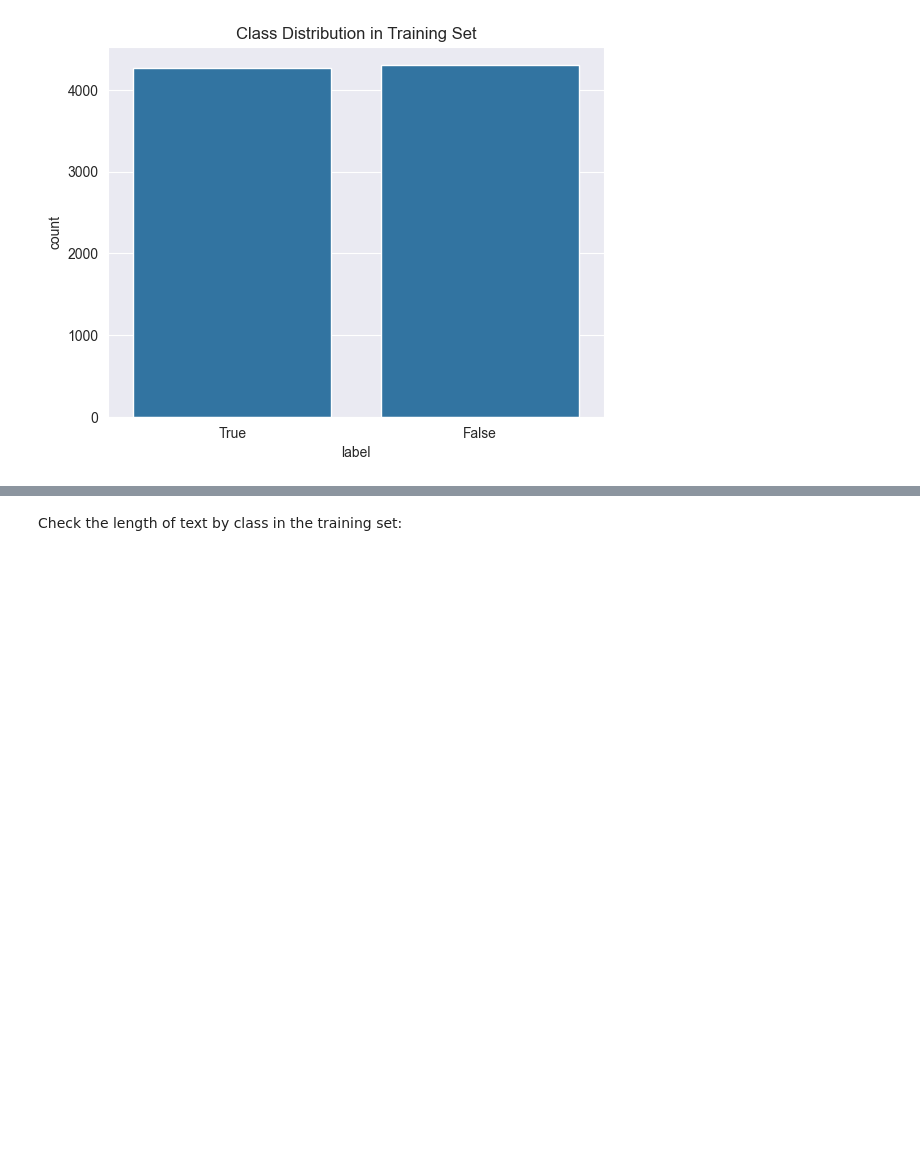
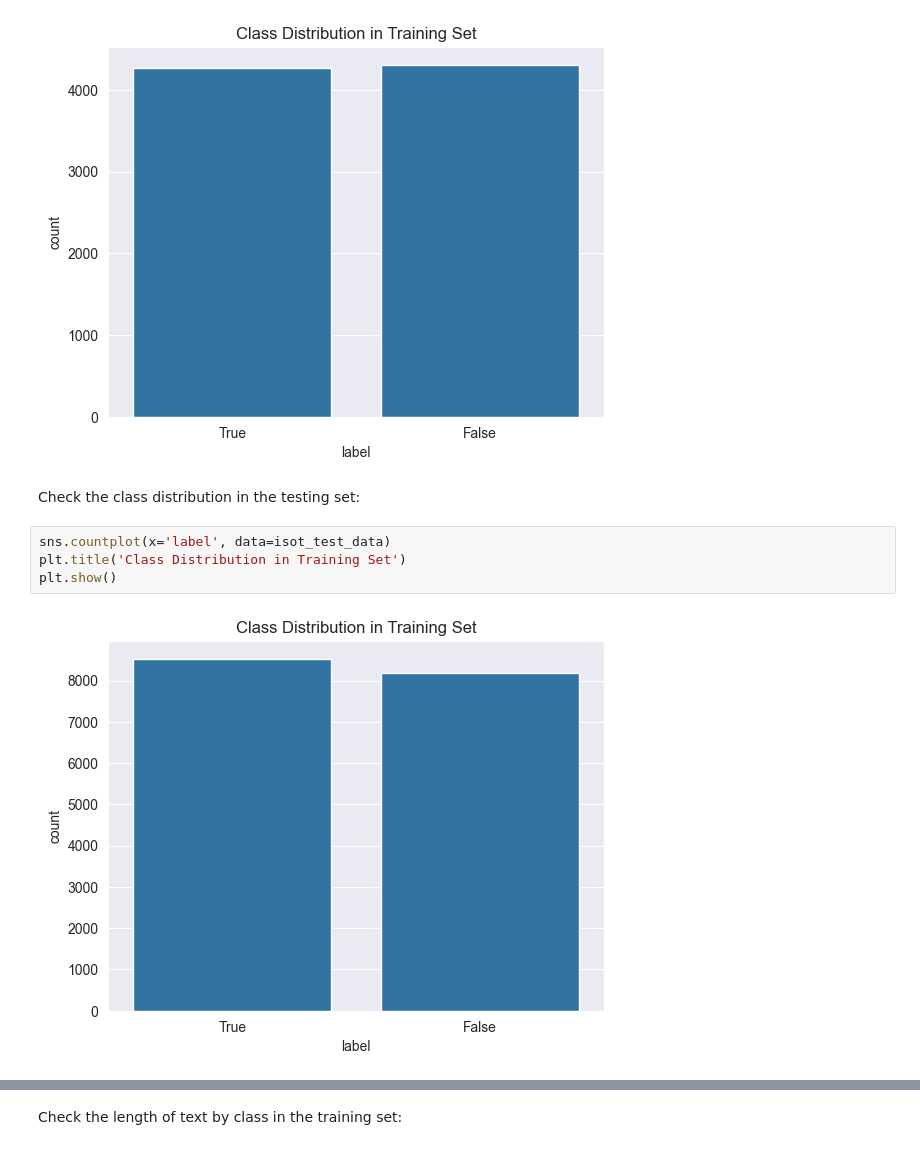
Before and after one commit to dariiing/Fake-News-Detection, a Jupyter notebook: preprocess_isot.ipynb, the cells around one changed output, grey strips where cells are left out. Cells and saved outputs as stored; diff of their text form; blank space fills up the shorter version.

```diff
--- a/preprocess_isot.ipynb
+++ b/preprocess_isot.ipynb
@@ -131,3 +155,11 @@ plt.title('Class Distribution in Training Set')
 plt.show()
 # %% [output]
 [figure]
+# %% [markdown]
+Check the class distribution in the testing set:
+# %%
+sns.countplot(x='label', data=isot_test_data)
+plt.title('Class Distribution in Training Set')
+plt.show()
+# %% [output]
+[figure, added]
```
Also changed, not shown: parts of 19 cells of this notebook, 1 other file.
